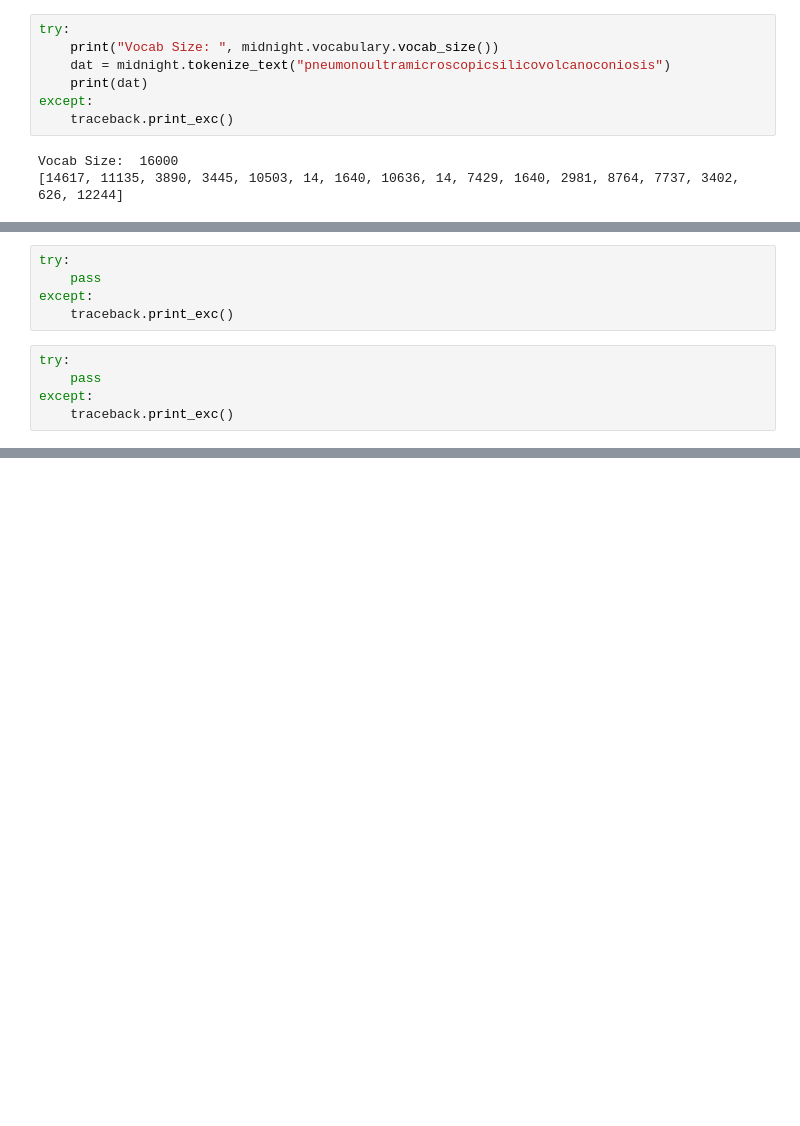
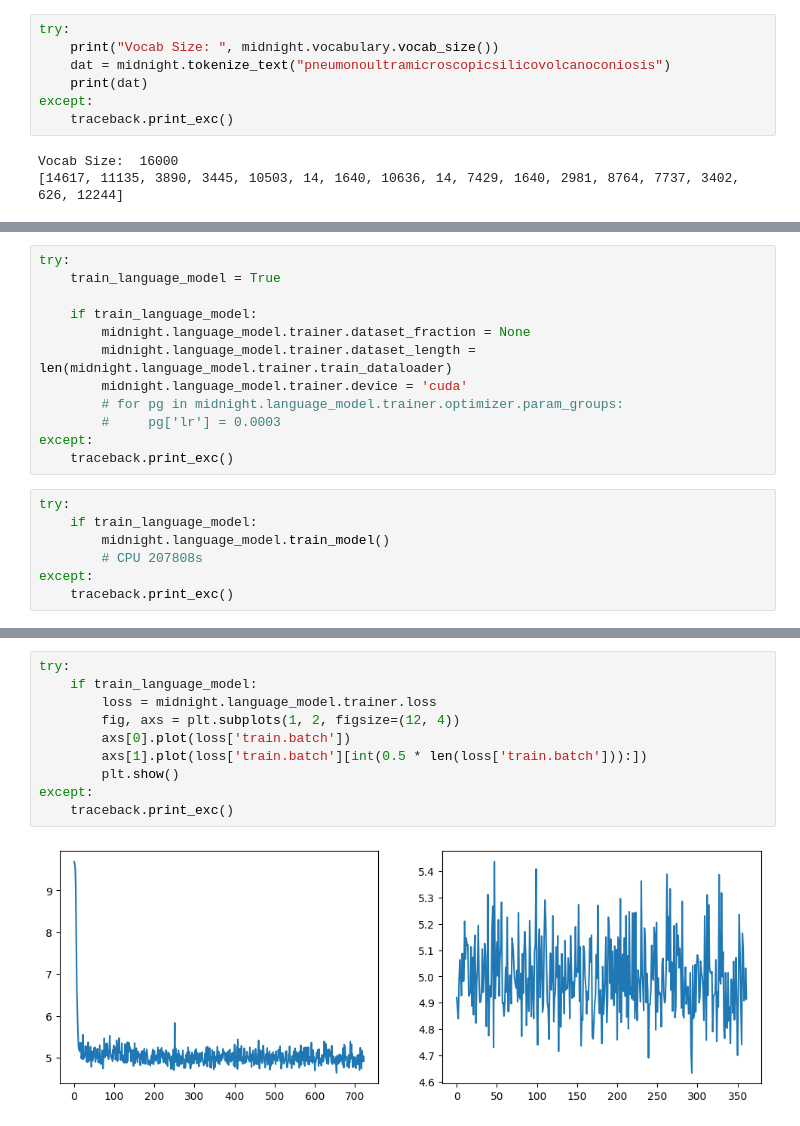
Before and after one commit to Minecraftian14/dl-gen-lyrics, a Jupyter notebook: sandbox/a_night_so_dark_that_it_steals_away_the_shine.ipynb, the cells around one changed output, grey strips where cells are left out. Saved outputs shown, nothing was run; the diff lists cells and outputs as text; blank space fills up the shorter version.

```diff
--- a/sandbox/a_night_so_dark_that_it_steals_away_the_shine.ipynb
+++ b/sandbox/a_night_so_dark_that_it_steals_away_the_shine.ipynb
@@ -374,10 +357,19 @@ except:
 # %%
 try:
-    pass
+    train_language_model = True
+
+    if train_language_model:
+        midnight.language_model.trainer.dataset_fraction = None
+        midnight.language_model.trainer.dataset_length = len(midnight.language_model.trainer.train_dataloader)
+        midnight.language_model.trainer.device = 'cuda'
+        # for pg in midnight.language_model.trainer.optimizer.param_groups:
+        #     pg['lr'] = 0.0003
 except:
     traceback.print_exc()
 # %%
 try:
-    pass
+    if train_language_model:
+        midnight.language_model.train_model()
+        # CPU 207808s
 except:
     traceback.print_exc()
@@ -388,0 +424,12 @@ except:
+# %%
+try:
+    if train_language_model:
+        loss = midnight.language_model.trainer.loss
+        fig, axs = plt.subplots(1, 2, figsize=(12, 4))
+        axs[0].plot(loss['train.batch'])
+        axs[1].plot(loss['train.batch'][int(0.5 * len(loss['train.batch'])):])
+        plt.show()
+except:
+    traceback.print_exc()
+# %% [output]
+[figure, added]
```
Also changed, not shown: parts of 19 cells of this notebook, 3 other files.
